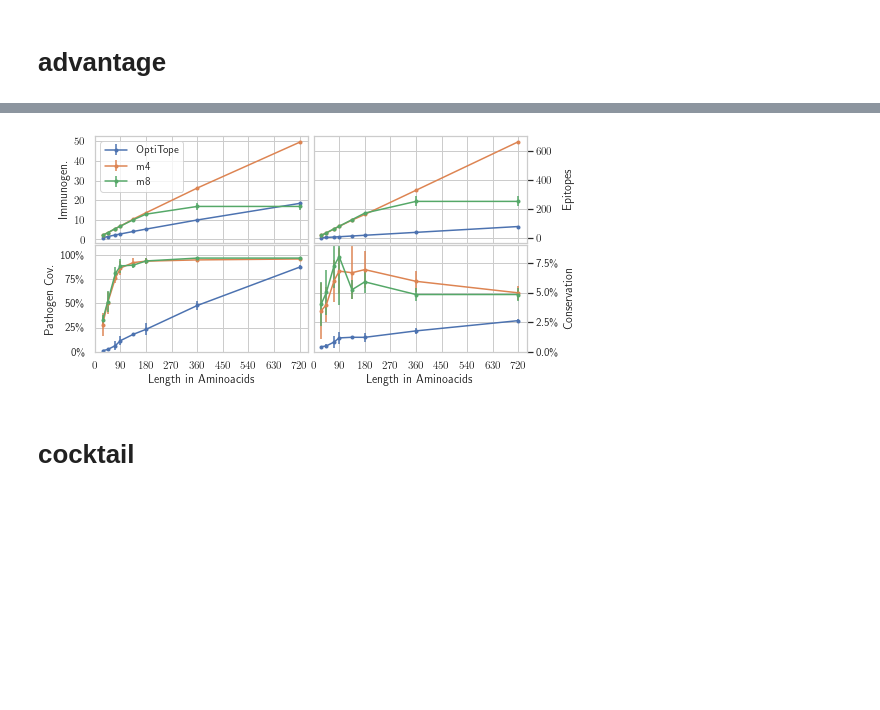
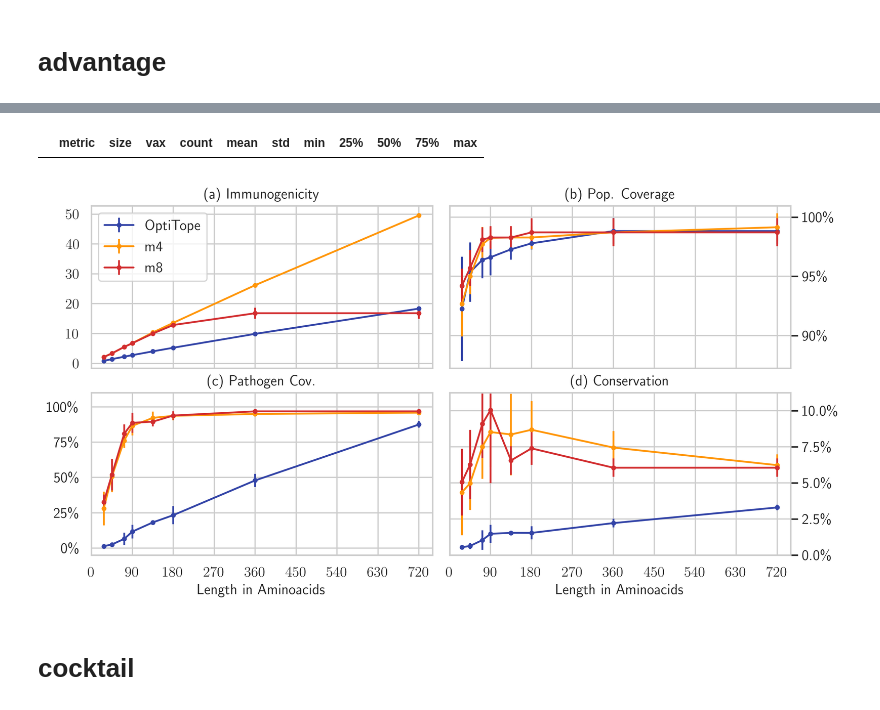
Before and after one commit to SchubertLab/GeneralizedEvDesign, a Jupyter notebook: plots.ipynb, the cells around one changed output, grey strips where cells are left out. Saved outputs shown, nothing was run; the diff lists cells and outputs as text; code cells hidden in the pictures; blank space fills up the shorter version.

```diff
--- a/plots.ipynb
+++ b/plots.ipynb
@@ -104,9 +189,9 @@ nice plot but hard to get the point across
 # %%
 pivot_mean = df[
-    df.metric.isin(['conservation', 'immunogen', 'norm_prot_coverage'])
+    df.metric.isin(['conservation', 'immunogen', 'norm_prot_coverage', 'rel_pop_coverage'])
 ].pivot_table('mean', 'aa', ['metric', 'vax']).rename(columns=vaxmap)
 
 pivot_std = df[
-    df.metric.isin(['conservation', 'immunogen', 'norm_prot_coverage'])
+    df.metric.isin(['conservation', 'immunogen', 'norm_prot_coverage', 'rel_pop_coverage'])
 ].pivot_table('std', 'aa', ['metric', 'vax']).rename(columns=vaxmap)
 # %%
@@ -145,6 +231,0 @@ plt.savefig('plots/bounds.pdf', bbox_inches='tight')
-# %%
-df = pd.read_csv('experiments/results/high-coverage-evaluation-aggregate.csv')
-# %%
-aa = df.columns.tolist()
-aa[0] = 'metric'
-df.columns = aa
@@ -212,8 +247,9 @@ df.head()
 | 3 | 2.778687 | -13.134337 | 1 |
 | 4 | 2.746615 | -15.537919 | 1 |
 # %%
-fig, ax = plt.subplots(1, 1, figsize=(6, 4))
-cm = plt.get_cmap('coolwarm')
+set_font_size(16)
+fig, ax = plt.subplots(figsize=(6, 4), dpi=300)
+cm = plt.get_cmap('RdBu_r')
 vmin, vmax = 0.1, 1.2
 for rep in df.rep.unique():
     data = df[df.rep == rep].values[:, :2]
@@ -221,10 +257,10 @@ for rep in df.rep.unique():
         (y1, x1), (y2, x2) = data[i], data[i + 1]
         slope = ((y2 - y1) / 3) / ((x2 - x1) / 40)
         color = 255 * (np.arctan(slope) - vmin) / (vmax - vmin)
-        ax.plot([-x1, -x2], [y1, y2], '.-', color=cm(int(color)))
+        ax.plot([-x1, -x2], [y1, y2], '.-', color=theme_dark[0])
 
 
-ax.add_patch(mpl.patches.Ellipse((25, 2.3), 6, 0.45, color='C2', alpha=0.2))
+ax.add_patch(mpl.patches.Ellipse((25, 2.3), 6, 0.45, color='#888888', alpha=0.2))
 plt.xlabel('Cleavage Score')
 plt.ylabel('Immunogenicity')
 plt.subplots_adjust(hspace=0, wspace=0, left=0, bottom=0, right=1, top=1)
@@ -263,3 +299,7 @@ df.head()
+# %%
+df[(df.vax == 'OptiTope') & (df.metric == 'norm_prot_coverage')].sort_values('size')
+# %% [output]
+|  | metric | size | vax | count | mean | std | min | 25% | 50% | 75% | max |
 # %%
 df = df.replace({
     'optitope': 'OptiTope',
@@ -267,8 +307,11 @@ df = df.replace({
     'mosaic-o8': 'm8',
 })
 # %%
-fig = plt.figure(figsize=(6, 3))
-gs = gridspec.GridSpec(2, 2, hspace=0.025, wspace=0.025, left=0, bottom=0, right=1, top=1)
+set_font_size(12)
+
+fig = plt.figure(figsize=(8, 4), dpi=300)
+#gs = gridspec.GridSpec(2, 2, hspace=0.025, wspace=0.025, left=0, bottom=0, right=1, top=1)
+gs = gridspec.GridSpec(2, 2, hspace=0.15, wspace=0.05, left=0, bottom=0, right=1, top=1)
 ax1 = plt.subplot(gs[0])
 ax2 = plt.subplot(gs[1])
 ax3 = plt.subplot(gs[2])
@@ -280,53 +323,56 @@ for i, vax in enumerate(df.vax.unique()):
     data = df[(df.vax == vax) & (df['size'] < 1000)].sort_values('size')
 
     data_ig = data[data.metric == 'immunogen']
-    ax1.errorbar(data_ig['size'], data_ig['mean'], yerr=data_ig['std'], fmt='.-', label=vax, color='C%d' % i)
+    ax1.errorbar(data_ig['size'], data_ig['mean'], yerr=data_ig['std'], fmt='.-', label=vax, color=theme_dark[i])
 
-    data_eps = data[data.metric == 'num_epitopes']
-    ax2.errorbar(data_eps['size'], data_eps['mean'], yerr=data_eps['std'], fmt='.-', label=vax, color='C%d' % i)
+    data_eps = data[data.metric == 'rel_pop_coverage']
+    ax2.errorbar(data_eps['size'], data_eps['mean'], yerr=data_eps['std'], fmt='.-', label=vax, color=theme_dark[i])
 
     data_cov = data[data.metric == 'norm_prot_coverage']
-    ax3.errorbar(data_cov['size'], data_cov['mean'], yerr=data_cov['std'], fmt='.-', label=vax, color='C%d' % i)
+    ax3.errorbar(data_cov['size'], data_cov['mean'], yerr=data_cov['std'], fmt='.-', label=vax, color=theme_dark[i])
 
     data_cons = data[data.metric == 'conservation']
-    ax4.errorbar(data_cons['size'], data_cons['mean'], yerr=data_cons['std'], fmt='.-', label=vax, color='C%d' % i)
+    ax4.errorbar(data_cons['size'], data_cons['mean'], yerr=data_cons['std'], fmt='.-', label=vax, color=theme_dark[i])
 
 xticks = range(0, 800, 90)
 ax1.set_xlim(0, 750)
 ax1.set_xticks(xticks)
 ax2.set_xlim(0, 750)
 ax2.set_xticks(xticks)
 ax3.set_xlim(0, 750)
 ax3.set_xticks(xticks)
 ax4.set_xlim(0, 750)
 ax4.set_xticks(xticks)
 
 ax1.tick_params(axis='x', labelbottom=False)
 ax2.tick_params(axis='x', labelbottom=False)
 
 ax1.yaxis.set_ticks([0, 10, 20, 30, 40, 50])
 ax2.yaxis.tick_right()
+ax2.yaxis.set_ticks([0.9, 0.95, 1.0])
+ax2.yaxis.set_ticklabels(['90\%', '95\%', '100\%'])
 ax2.yaxis.set_label_coords(1.22, 0.5)
 ax3.yaxis.set_ticks([0, 0.25, 0.50, 0.75, 1.0])
 ax3.yaxis.set_ticklabels(['0\%', '25\%', '50\%', '75\%', '100\%'])
-ax3.set_ylim(0, 1.1)
+ax3.set_ylim(-0.05, 1.1)
 ax4.yaxis.tick_right()
 ax4.set_ylim(0, 0.09)
-ax4.yaxis.set_ticklabels(['0.0\%', '2.5\%', '5.0\%', '7.5\%'])
+ax4.yaxis.set_ticklabels(['0.0\%', '2.5\%', '5.0\%', '7.5\%', '10.0\%'])
 ax4.yaxis.set_label_coords(1.22, 0.5)
 
 ax3.set_xlabel('Length in Aminoacids')
 ax4.set_xlabel('Length in Aminoacids')
-ax1.set_ylabel('Immunogen.')
-ax2.set_ylabel('Epitopes')
-ax3.set_ylabel('Pathogen Cov.')
-ax4.set_ylabel('Conservation')
+
+tt1 = ax1.set_title('(a) Immunogenicity')
+tt2 = ax2.set_title('(b) Pop. Coverage')
+tt3 = ax3.set_title('(c) Pathogen Cov.')
+tt4 = ax4.set_title('(d) Conservation')
 
 ax1.legend(loc='upper left')
 
 plt.savefig('plots/advantage.pdf', bbox_inches='tight')
 # %% [output]
-[figure, old version]
+[figure, new version]
 # %% [markdown]
 # cocktail
 # %% [markdown]
```
Also changed, not shown: parts of 64 cells of this notebook.
